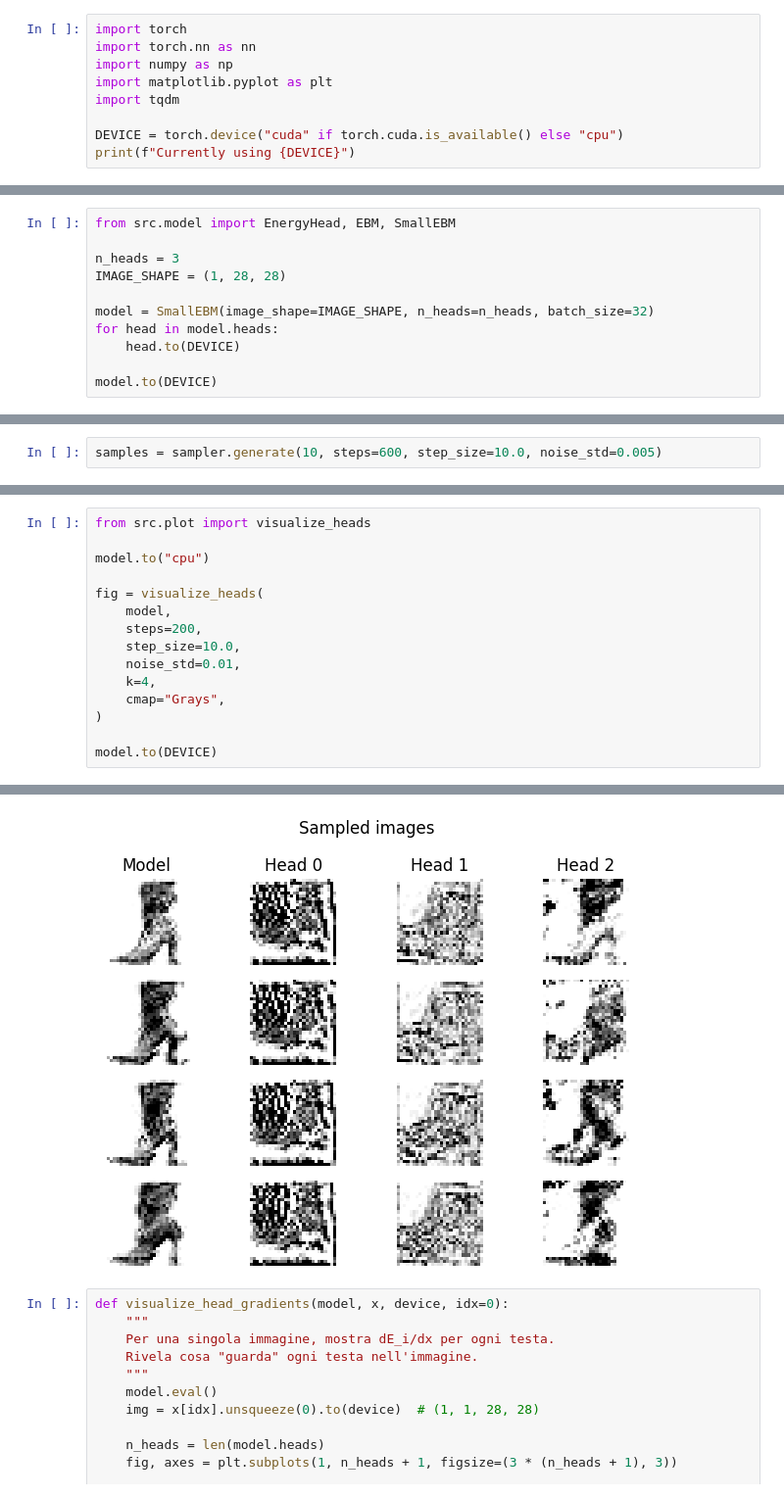
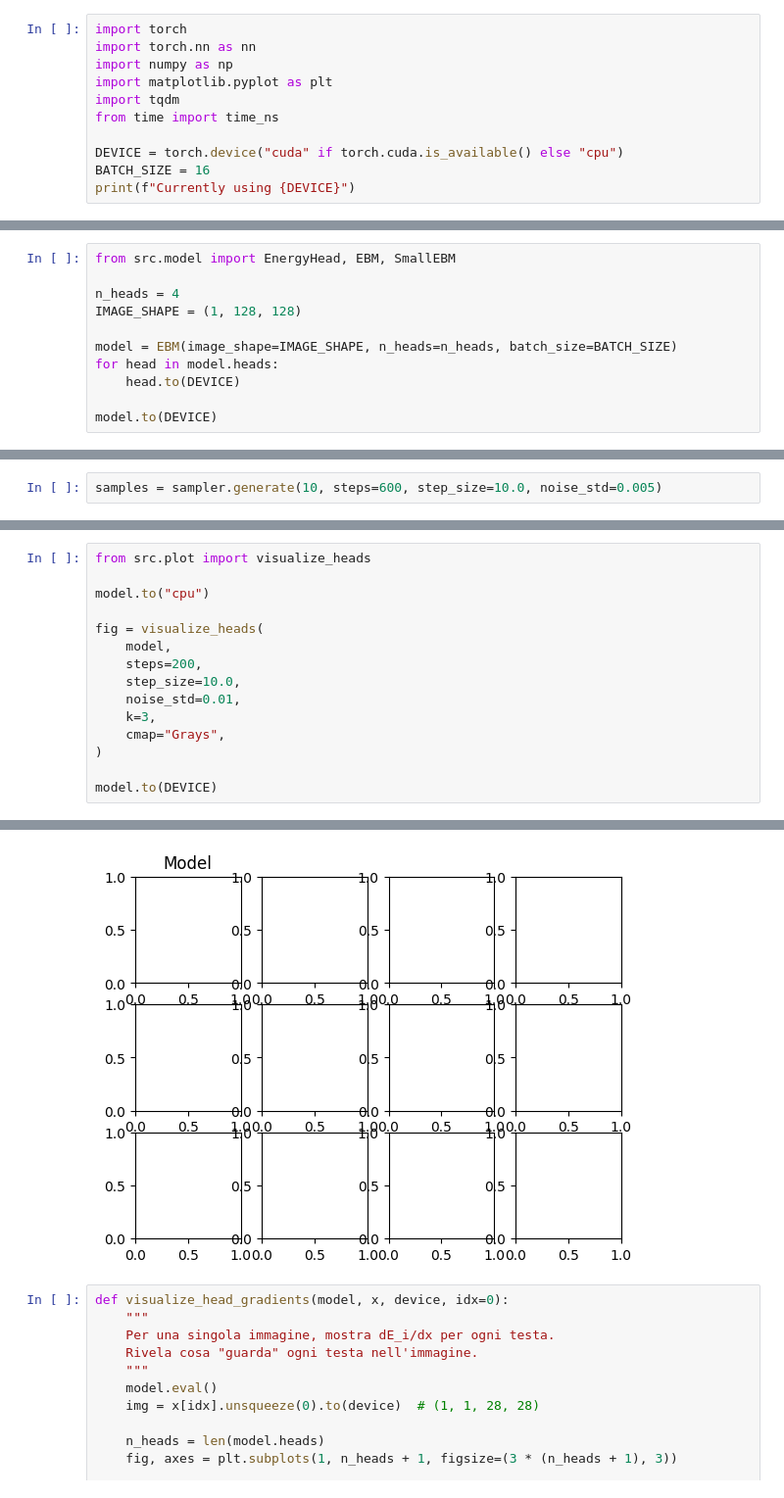
Before and after one commit to marco-cartago/EbmFcT, a Jupyter notebook: test_total_correlation.ipynb, the cells around one changed output, grey strips where cells are left out. Shown at 98% size. Cells and saved outputs as stored; diff of their text form.

```diff
--- a/test_total_correlation.ipynb
+++ b/test_total_correlation.ipynb
@@ -10,8 +12,10 @@ import torch.nn as nn
 import numpy as np
 import matplotlib.pyplot as plt
 import tqdm
+from time import time_ns
 
 DEVICE = torch.device("cuda" if torch.cuda.is_available() else "cpu")
+BATCH_SIZE = 16
 print(f"Currently using {DEVICE}")
 # %% [output]
 Currently using cuda
@@ -34,10 +38,10 @@ shape: torch.Size([16, 1, 28, 28])
 # %%
 from src.model import EnergyHead, EBM, SmallEBM
 
-n_heads = 3
-IMAGE_SHAPE = (1, 28, 28)
+n_heads = 4
+IMAGE_SHAPE = (1, 128, 128)
 
-model = SmallEBM(image_shape=IMAGE_SHAPE, n_heads=n_heads, batch_size=32)
+model = EBM(image_shape=IMAGE_SHAPE, n_heads=n_heads, batch_size=BATCH_SIZE)
 for head in model.heads:
     head.to(DEVICE)
 
@@ -167,7 +170,7 @@ fig = visualize_heads(
     steps=200,
     step_size=10.0,
     noise_std=0.01,
-    k=4,
+    k=3,
     cmap="Grays",
 )
 
@@ -190,4 +180,4 @@ SmallEBM(
-[figure, old version]
+[figure, new version]
 # %%
 def visualize_head_gradients(model, x, device, idx=0):
     """
```
Also changed, not shown: parts of 12 cells of this notebook, 1 other file.
